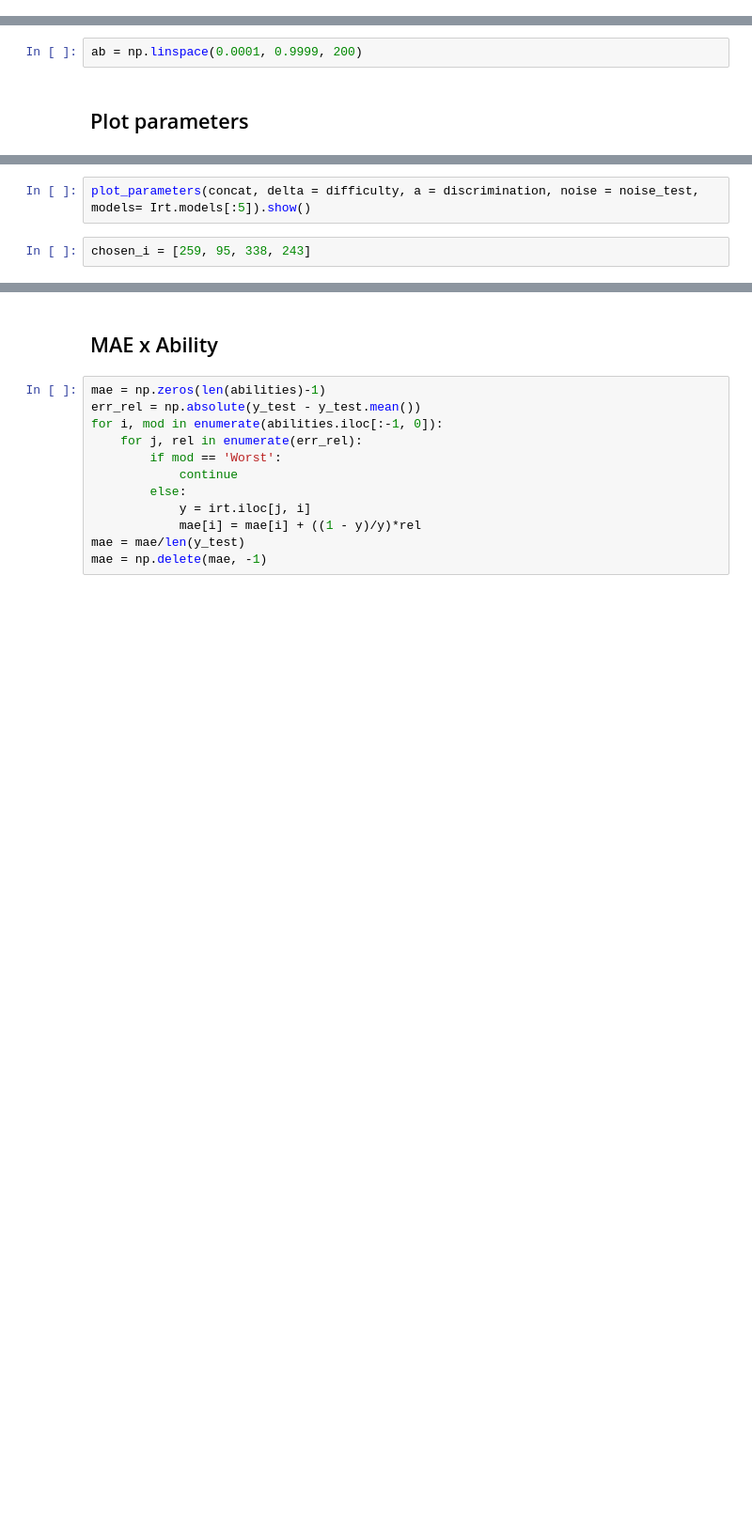
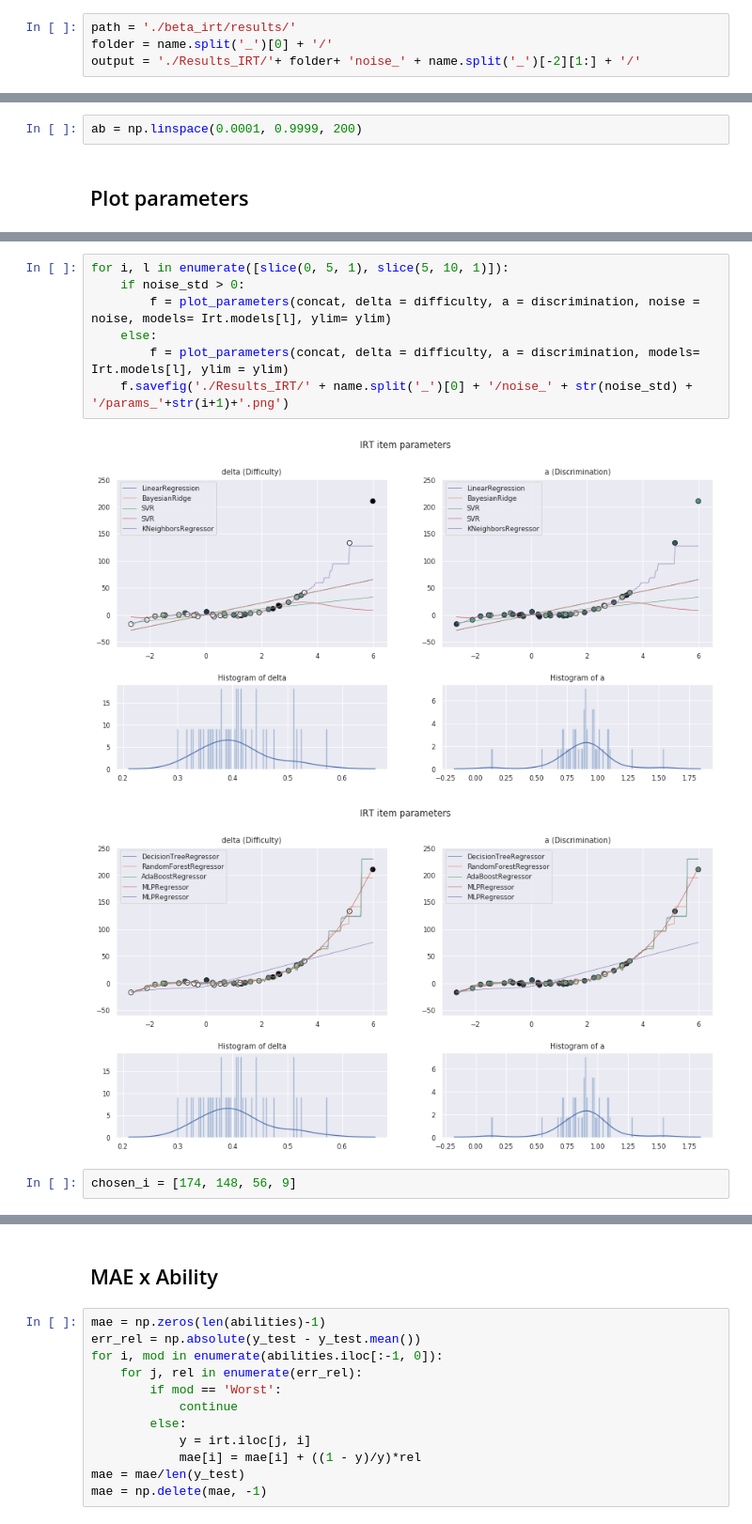
Before and after one commit to jvcm/irt_project, a Jupyter notebook: data_analysis.ipynb, the cells around one changed output, grey strips where cells are left out. Shown at 94% size. Saved outputs shown, nothing was run; the diff lists cells and outputs as text; blank space fills up the shorter version.

```diff
--- a/data_analysis.ipynb
+++ b/data_analysis.ipynb
@@ -95,3 +108,7 @@ name = 'mpg_s79_f20_sd42'
+# %%
+path = './beta_irt/results/'
+folder = name.split('_')[0] + '/'
+output = './Results_IRT/'+ folder+ 'noise_' + name.split('_')[-2][1:] + '/'
 # %%
 irt = pd.read_csv('./beta_irt/irt_data_' + name + '.csv')
 X_pc1 = pd.read_csv('./beta_irt/xtest_' + name + '.csv').iloc[:,0].values.reshape(-1,1)
@@ -125,7 +149,15 @@ for i, txt in enumerate(ind):
-# %%
-plot_parameters(concat, delta = difficulty, a = discrimination, noise = noise_test, models= Irt.models[:5]).show()
-# %%
-chosen_i = [259, 95, 338, 243]
+# %%
+for i, l in enumerate([slice(0, 5, 1), slice(5, 10, 1)]):
+    if noise_std > 0:
+        f = plot_parameters(concat, delta = difficulty, a = discrimination, noise = noise, models= Irt.models[l], ylim= ylim)
+    else:
+        f = plot_parameters(concat, delta = difficulty, a = discrimination, models= Irt.models[l], ylim = ylim)
+    f.savefig('./Results_IRT/' + name.split('_')[0] + '/noise_' + str(noise_std) + '/params_'+str(i+1)+'.png')
+# %% [output]
+[figure, added]
+[figure, added]
+# %%
+chosen_i = [174, 148, 56, 9]
 # %%
 plt.figure(figsize=(12, 12))
 for sub, i in enumerate(chosen_i):
```
Also changed, not shown: parts of 34 cells of this notebook, 58 other files.
